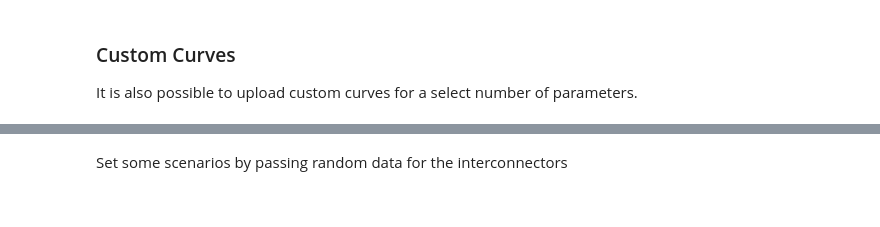
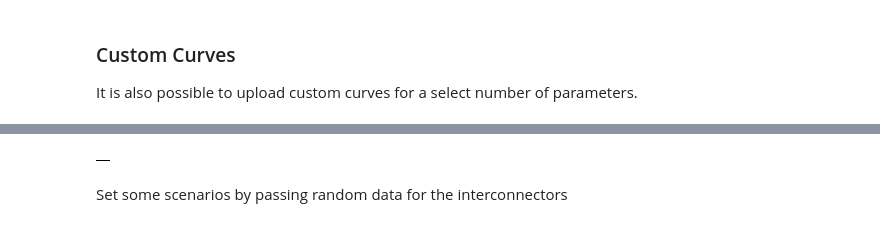
Before and after one commit to robcalon/pyetm, a Jupyter notebook: examples/introduction.ipynb, the cells around one changed output, grey strips where cells are left out. Cells and saved outputs as stored; diff of their text form; code cells hidden in the pictures.

```diff
--- a/examples/introduction.ipynb
+++ b/examples/introduction.ipynb
@@ -131,3 +91,7 @@ Name: attached, dtype: bool
+# %%
+client.get_custom_curve_settings()
+# %% [output]
+|  |
 # %% [markdown]
 Set some scenarios by passing random data for the interconnectors
 # %%
```
Also changed, not shown: parts of 14 cells of this notebook.
